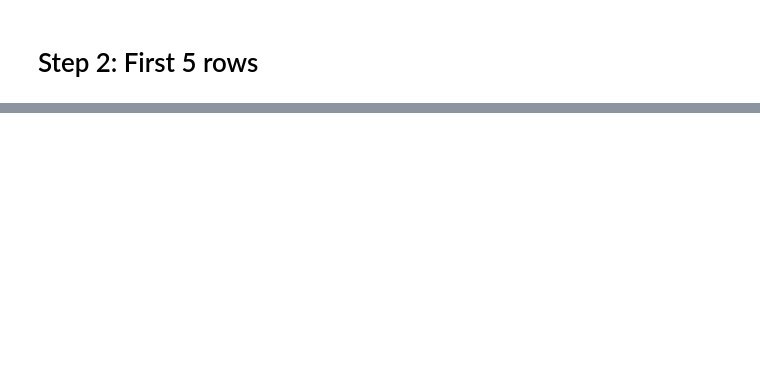
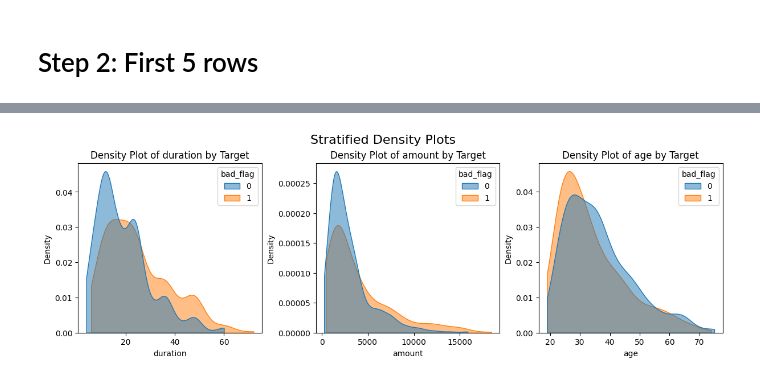
Before and after one commit to MarkThackham/portfolio, a Jupyter notebook: 03 German Credit Data/01 German Credit Data.ipynb, the cells around one changed output, grey strips where cells are left out. Cells and saved outputs as stored; diff of their text form; code cells hidden in the pictures; blank space fills up the shorter version.

```diff
--- a/03 German Credit Data/01 German Credit Data.ipynb
+++ b/03 German Credit Data/01 German Credit Data.ipynb
@@ -245,0 +301,25 @@ print('--------------------')
+# %%
+#============================================
+# Plot Numeric Features
+
+# Numeric Features
+numeric_cols = df.select_dtypes(include=[np.number]).columns.drop('bad_flag')
+num_numeric_cols=len(numeric_cols)
+
+# KDE Plots
+fig, axes = plt.subplots(1, num_numeric_cols, figsize=(12, 4), constrained_layout=True)
+for i, this_var in enumerate(numeric_cols):
+    sns.kdeplot(data=df,
+                x=this_var,
+                hue='bad_flag',
+                fill=True,
+                common_norm=False,
+                cut=0,
+                alpha=0.5,
+                ax=axes[i])
+    axes[i].set_title(f'Density Plot of {this_var} by Target', fontsize=12)
+fig.suptitle('Stratified Density Plots', fontsize=16)
+plt.show()
+#============================================
+# %% [output]
+[figure, added]
```
Also changed, not shown: parts of 26 cells of this notebook.
